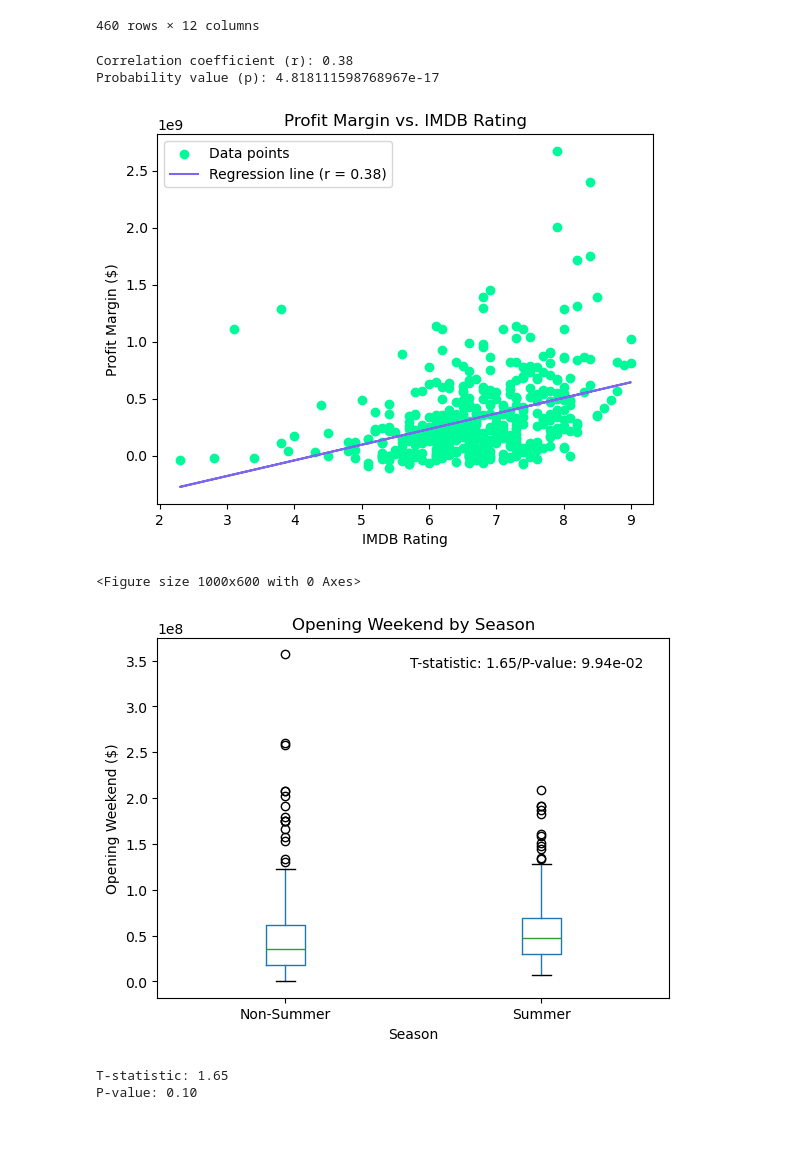
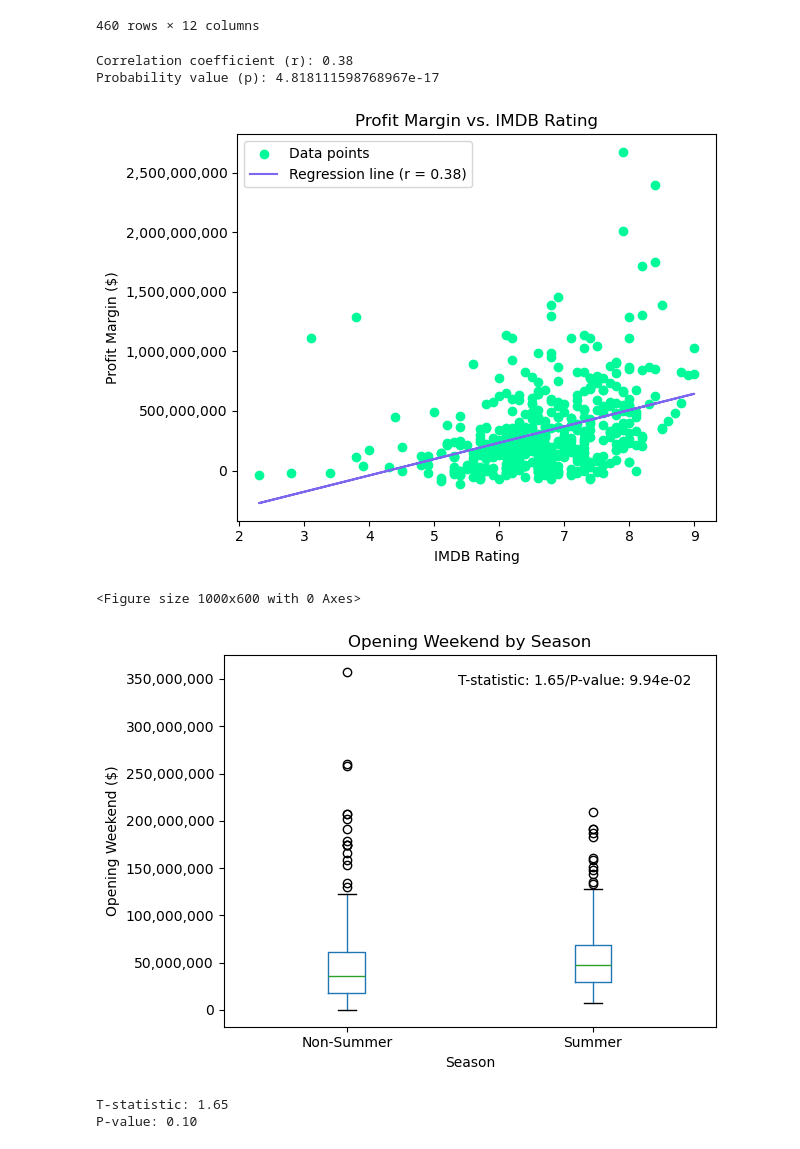
Before and after one commit to endoplasmicosmic/Movie-Success-Analytics, a Jupyter notebook: movie_finn.ipynb, the cells around one changed output. Drawn from its saved outputs; the diff is of its cells as text; code cells hidden in the pictures.

```diff
--- a/movie_finn.ipynb
+++ b/movie_finn.ipynb
@@ -30,33 +31,35 @@ clean_data_df
 # %%
 # Calculate Profit Margin
 clean_data_df['Profit Margin'] = clean_data_df['Worldwide Gross'] - clean_data_df['Production Cost']
 
 # Perform linear regression using scipy
 rating = clean_data_df['Rating']
 profit_margin = clean_data_df['Profit Margin']
 slope, intercept, r_value, p_value, std_err = linregress(rating, profit_margin)
 
 # Calculate the regression line values
 regression_line = slope * rating + intercept
 
 # Print the r_value and p_value
 print(f'Correlation coefficient (r): {r_value:.2f}')
 print(f'Probability value (p): {p_value}')
 
 # Plotting
 plt.scatter(rating, profit_margin, color='mediumspringgreen', label='Data points')
 plt.plot(rating, regression_line, color='mediumslateblue', label=f'Regression line (r = {r_value:.2f})')
 plt.xlabel('IMDB Rating')
 plt.ylabel('Profit Margin ($)')
+plt.gca().yaxis.set_major_formatter(ticker.FuncFormatter(lambda y, pos: f'{int(y):,}'))
 plt.title('Profit Margin vs. IMDB Rating')
+plt.tight_layout()
 plt.legend()
 #Save image to Visuals folder
 plt.savefig("movie_analysis_visualizations/profitvrating.png")
 plt.show()
 # %% [output]
 Correlation coefficient (r): 0.38
 Probability value (p): 4.818111598768967e-17
-[figure, old version]
+[figure, new version]
 # %%
 # Convert 'Release Date' to datetime
 clean_data_df['Release Date'] = pd.to_datetime(clean_data_df['Release Date'])
@@ -80,6 +83,8 @@ plt.title('Opening Weekend by Season')
 plt.suptitle('')
 plt.xlabel('Season')
 plt.ylabel('Opening Weekend ($)')
+plt.gca().yaxis.set_major_formatter(ticker.FuncFormatter(lambda y, pos: f'{int(y):,}'))
+plt.tight_layout()
 #Save image to Visuals folder
 plt.savefig("movie_analysis_visualizations/openingbyseason.png")
 plt.show()
@@ -88,6 +93,6 @@ print(f'T-statistic: {t_stat:.2f}')
 print(f'P-value: {p_val:.2f}')
 # %% [output]
 <Figure size 1000x600 with 0 Axes>
-[figure, old version]
+[figure, new version]
 T-statistic: 1.65
 P-value: 0.10
```
Also changed, not shown: parts of 1 cell of this notebook, 3 other files.
